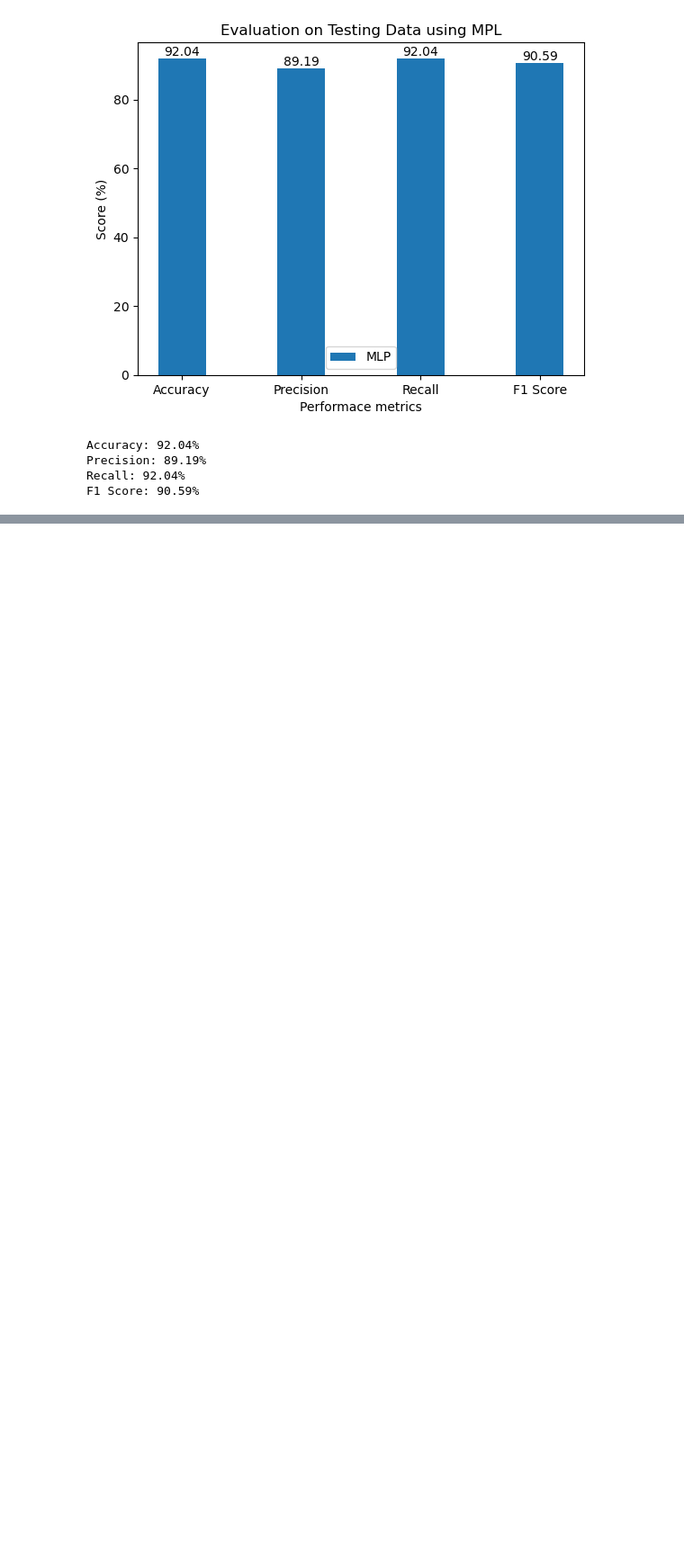
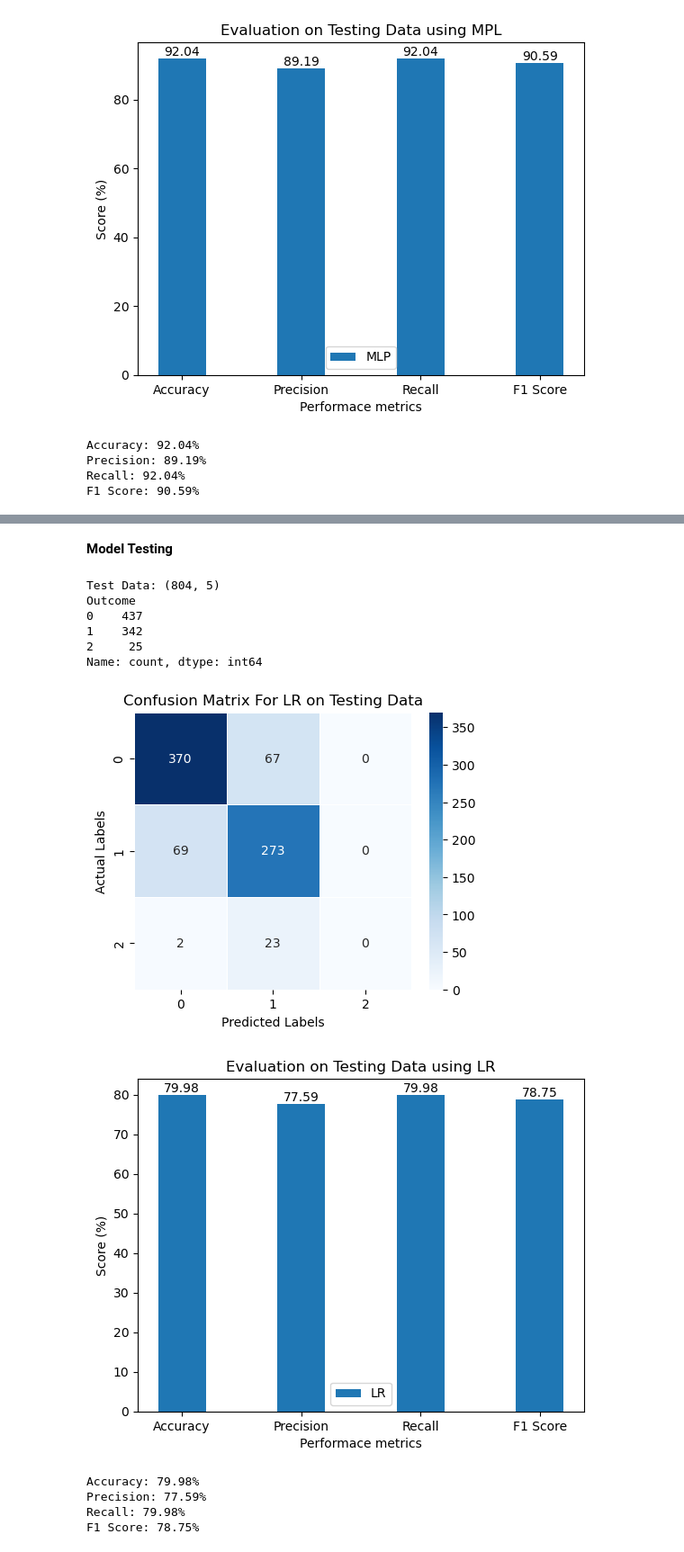
Before and after one commit to Dharmendrathapa3/Diabetes-Prediction, a Jupyter notebook: Diabetes_Prediction.ipynb, the cells around one changed output, grey strips where cells are left out. Shown at 90% size. Drawn from its saved outputs; the diff is of its cells as text; code cells hidden in the pictures; blank space fills up the shorter version.

```diff
--- a/Diabetes_Prediction.ipynb
+++ b/Diabetes_Prediction.ipynb
@@ -218,0 +288,61 @@ F1 Score: 90.59%
+# %% [markdown]
+**Model Testing**
+# %%
+print(f"Test Data: {X_test.shape}")
+print(y_test.value_counts())
+
+lr_test_pred = lr.predict(X_test)
+
+
+cm = confusion_matrix(y_test, lr_test_pred)
+
+plt.figure(figsize=(5, 4))
+sns.heatmap(cm, annot=True, fmt='d', cmap='Blues', linewidths=0.5, square=True)
+
+plt.xlabel('Predicted Labels')
+plt.ylabel('Actual Labels')
+plt.title('Confusion Matrix For LR on Testing Data')
+
+plt.show()
+
+lr_test_accuracy = round(accuracy_score(y_test, lr_test_pred)*100,2)
+lr_test_precision = round(precision_score(y_test, lr_test_pred,average='weighted')*100,2)
+lr_test_recall = round(recall_score(y_test, lr_test_pred,average='weighted')*100,2)
+lr_test_f1 = round(f1_score(y_test, lr_test_pred,average='weighted')*100,2)
+
+
+################ Bar Graph ################
+X = ['Accuracy','Precision','Recall','F1 Score']
+evl_mpl = [lr_test_accuracy, lr_test_precision, lr_test_recall, lr_test_f1]
+X_axis = np.arange(len(X))
+bars=plt.bar(X_axis, evl_mpl, 0.4, label = 'LR')
+
+for bar in bars:
+    height = bar.get_height()
+    plt.text(bar.get_x() + bar.get_width() / 2, height,  # position: center top edge
+     str(height), ha='center', va='bottom')
+plt.xticks(X_axis, X)
+plt.title("Evaluation on Testing Data using LR")
+plt.xlabel("Performace metrics")
+plt.ylabel("Score (%)")
+plt.legend()
+plt.show()
+##################################
+
+print(f'Accuracy: {lr_test_accuracy}%')
+print(f'Precision: {lr_test_precision}%')
+print(f'Recall: {lr_test_recall}%')
+print(f'F1 Score: {lr_test_f1}%')
+# %% [output]
+Test Data: (804, 5)
+Outcome
+0    437
+1    342
+2     25
+Name: count, dtype: int64
+[figure, added]
+[figure, added]
+Accuracy: 79.98%
+Precision: 77.59%
+Recall: 79.98%
+F1 Score: 78.75%
```
Also changed, not shown: parts of 4 cells of this notebook.
